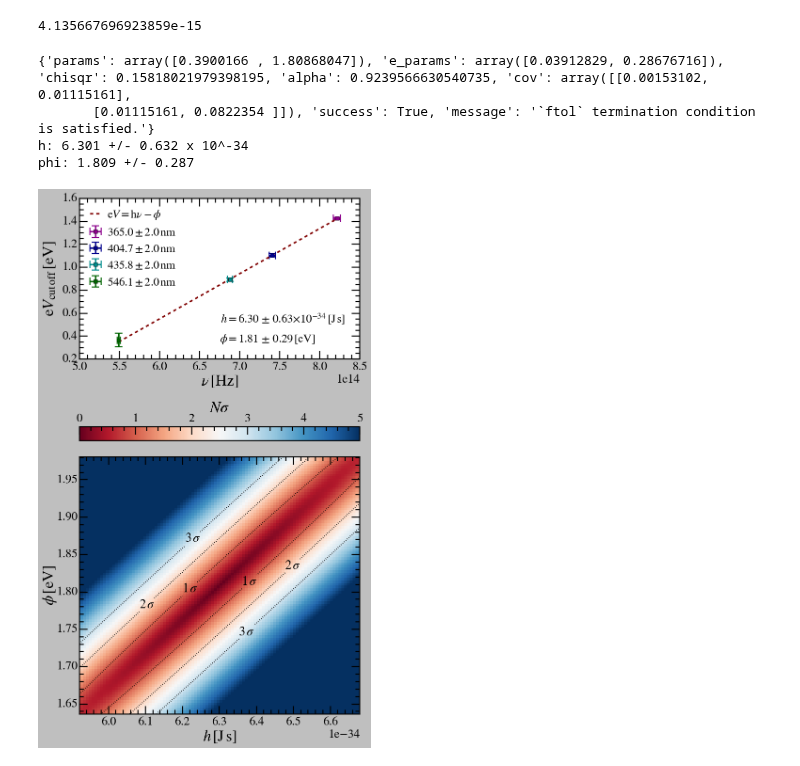
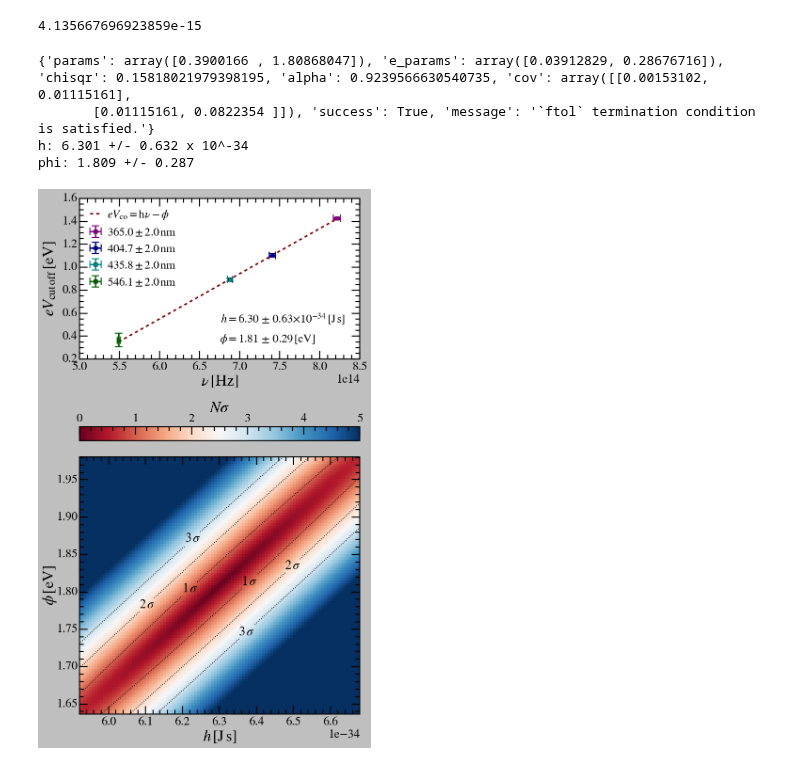
Before and after one commit to vinh-qtran/mit-jlab-sp25, a Jupyter notebook: photoelectric/analysis.ipynb, the cells around one changed output. Cells and saved outputs as stored; diff of their text form; code cells hidden in the pictures.

```diff
--- a/photoelectric/analysis.ipynb
+++ b/photoelectric/analysis.ipynb
@@ -255,6 +257,9 @@ for wavelength in ['365nm','405nm','436nm','546nm']:
         initial_boundary_guess=0.4
     )
 
+    V0 = fsolve(lambda x: bisegment_fitter._get_model(x,bisegment_fitting_result['params']),0.4)[0]
+    print(wavelength,V0,np.abs(bisegment_fitting_result['params'][0]-V0))
+
     V_fit, I_fit = bisegment_fitter.model_interpolation(params=bisegment_fitting_result['params'])
 
     ax.plot(V_fit,I_fit/I0,
@@ -263,6 +268,7 @@ for wavelength in ['365nm','405nm','436nm','546nm']:
     ax.axvline(bisegment_fitting_result['params'][0],
                color=colors[wavelength],zorder=-9,
                linestyle='--',dashes=(2.5,3))
+    print(wavelength,bisegment_fitting_result['params'][0],bisegment_fitter._get_model(bisegment_fitting_result['params'][0],bisegment_fitting_result['params']))
 
 ax.legend(loc='upper right', ncol=1, handletextpad=0.5, handlelength=1.0, columnspacing=0.5, fontsize=23)
 
@@ -435,33 +449,33 @@ print('phi:',f'{fitting_result["params"][1]:.3f}','+/-',f'{fitting_result["e_par
 
 fq_norm_fit, V_fit = fitter.model_interpolation(params=fitting_result['params'])
 fq_fit = fq_norm_fit * fitter.x_scale
-ax.plot(fq_fit,V_fit,color='maroon',ls='--',label=r'${\rm{e}}V = {\rm{h}} \nu - \phi$')
+ax.plot(fq_fit,V_fit,color='maroon',ls='--',label=r'$eV_{\rm{co}} = {\rm{h}} \nu - \phi$')
 
 ax.set_xlabel(r'$\nu \, [{\rm{Hz}}]$')
-ax.set_ylabel(r'${\rm{e}} V_{\rm{cut\,off}} \, [{\rm{eV}}]$',labelpad=10)
+ax.set_ylabel(r'$e V_{\rm{cut\,off}} \, [{\rm{eV}}]$',labelpad=10)
 
 ax.legend(loc='upper left', ncol=1, handletextpad=0.5, handlelength=1.0, columnspacing=0.5, fontsize=22)
 
 ax.text(0.5, 0.25, r'$\,h = $' + f'{fitting_result["params"][0]/fitter.x_scale/h_scaler/10**h_order:.2f}' + r'$\, \pm \,$' + f'{fitting_result["e_params"][0]/fitter.x_scale/h_scaler/10**h_order:.2f}' + r'$\times 10^{%s}$'%h_order + r'$\, [{\rm{J}}\,{\rm{s}}]$',
         transform=ax.transAxes, fontsize=22, rotation=0, horizontalalignment='left', verticalalignment='center')
 ax.text(0.5, 0.125, r'$\phi = $' + f'{fitting_result["params"][1]:.2f}' + r'$\, \pm \,$' + f'{fitting_result["e_params"][1]:.2f}' + r'$\, [{\rm{eV}}]$',
         transform=ax.transAxes, fontsize=22, rotation=0, horizontalalignment='left', verticalalignment='center')
 
 ax = axs[1]
 
 n_sigma = fitting.NSigma(fitting_result['params'],fitting_result['cov'],range=0.6)
 n_sigma.show_n_sigma(fig,ax,par0_scaler=1/fitter.x_scale/h_scaler)
 
 ax.set_xlabel(r'$h \, [{\rm{J}}\,{\rm{s}}]$')
 ax.set_ylabel(r'$\phi \, [{\rm{eV}}]$',labelpad=-3)
 
 plt.tight_layout()
 plt.savefig('plank_and_work_function_fit.png')
 
 plt.show()
 # %% [output]
 {'params': array([0.3900166 , 1.80868047]), 'e_params': array([0.03912829, 0.28676716]), 'chisqr': 0.15818021979398195, 'alpha': 0.9239566630540735, 'cov': array([[0.00153102, 0.01115161],
        [0.01115161, 0.0822354 ]]), 'success': True, 'message': '`ftol` termination condition is satisfied.'}
 h: 6.301 +/- 0.632 x 10^-34
 phi: 1.809 +/- 0.287
-[figure, old version]
+[figure, new version]
```
Also changed, not shown: parts of 3 cells of this notebook, 18 other files.
